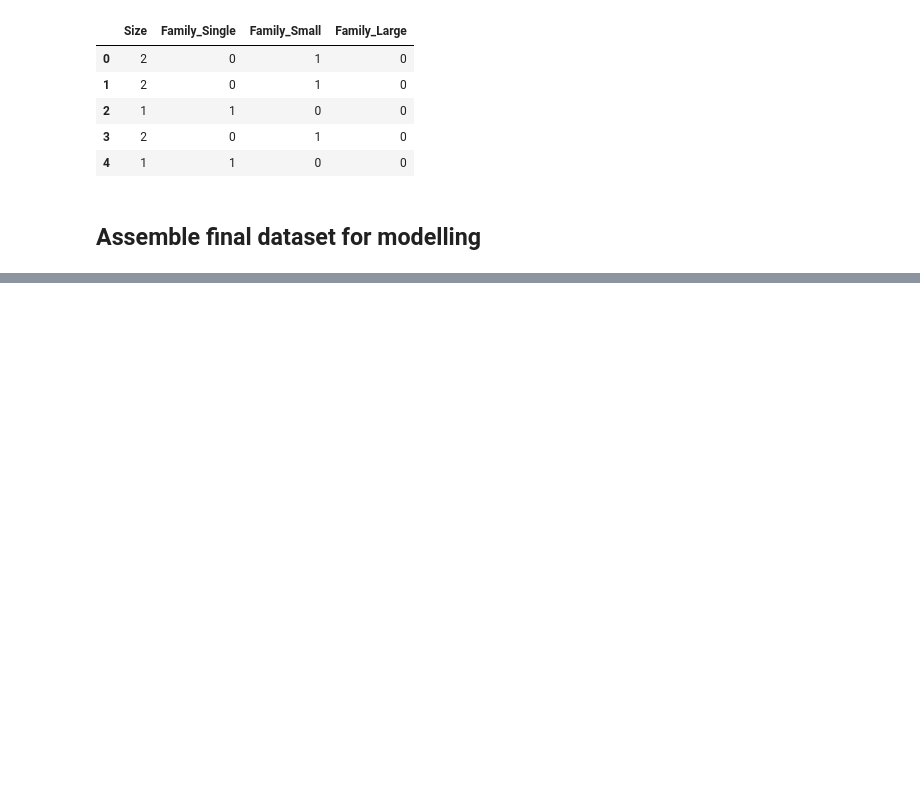
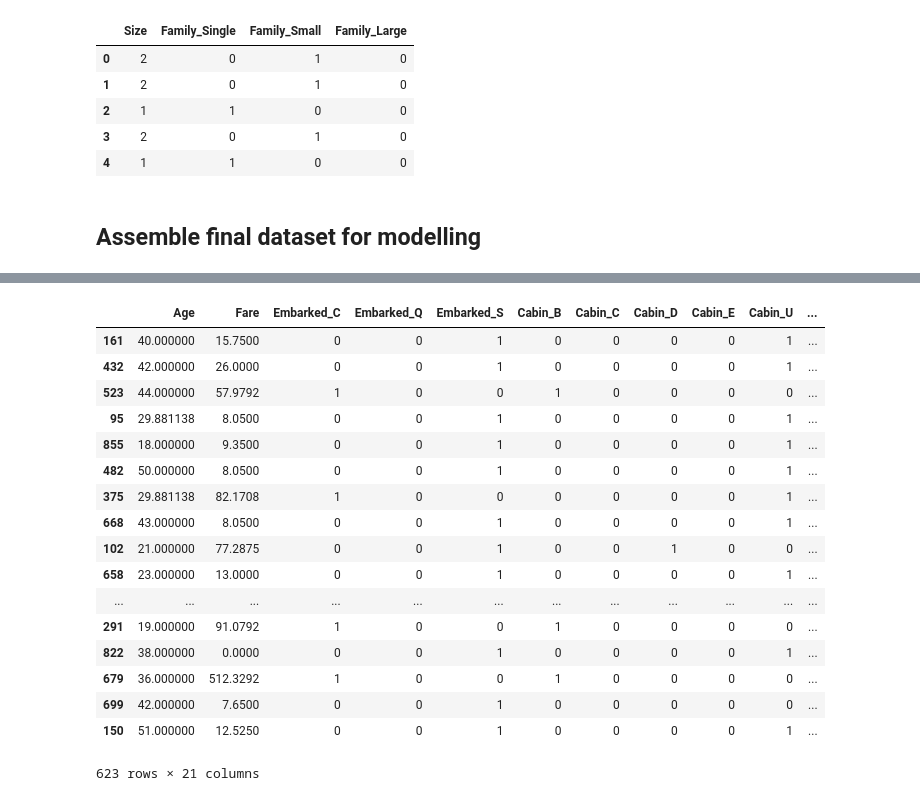
Before and after one commit to arvinwiyono/ml-101, a Jupyter notebook: kaggle/titanic-survival/titanic-survival.ipynb, the cells around one changed output, grey strips where cells are left out. Cells and saved outputs as stored; diff of their text form; code cells hidden in the pictures; blank space fills up the shorter version.

```diff
--- a/kaggle/titanic-survival/titanic-survival.ipynb
+++ b/kaggle/titanic-survival/titanic-survival.ipynb
@@ -320,0 +540,4 @@ print(train_x_full.shape, train_x.shape, train_y.shape, valid_x.shape, valid_y.s
+# %%
+print(rfecv.ranking_)
+mask = rfecv.support_
+print(mask)
@@ -320,0 +553,21 @@ print(train_x_full.shape, train_x.shape, train_y.shape, valid_x.shape, valid_y.s
+# %%
+train_x.iloc[:, mask]
+# %% [output]
+|  | Age | Fare | Embarked_C | Embarked_Q | Embarked_S | Cabin_B | Cabin_C | Cabin_D | Cabin_E | Cabin_U | ... |
+| 161 | 40.000000 | 15.7500 | 0 | 0 | 1 | 0 | 0 | 0 | 0 | 1 | ... |
+| 432 | 42.000000 | 26.0000 | 0 | 0 | 1 | 0 | 0 | 0 | 0 | 1 | ... |
+| 523 | 44.000000 | 57.9792 | 1 | 0 | 0 | 1 | 0 | 0 | 0 | 0 | ... |
+| 95 | 29.881138 | 8.0500 | 0 | 0 | 1 | 0 | 0 | 0 | 0 | 1 | ... |
+| 855 | 18.000000 | 9.3500 | 0 | 0 | 1 | 0 | 0 | 0 | 0 | 1 | ... |
+| 482 | 50.000000 | 8.0500 | 0 | 0 | 1 | 0 | 0 | 0 | 0 | 1 | ... |
+| 375 | 29.881138 | 82.1708 | 1 | 0 | 0 | 0 | 0 | 0 | 0 | 1 | ... |
+| 668 | 43.000000 | 8.0500 | 0 | 0 | 1 | 0 | 0 | 0 | 0 | 1 | ... |
+| 102 | 21.000000 | 77.2875 | 0 | 0 | 1 | 0 | 0 | 1 | 0 | 0 | ... |
+| 658 | 23.000000 | 13.0000 | 0 | 0 | 1 | 0 | 0 | 0 | 0 | 1 | ... |
+| ... | ... | ... | ... | ... | ... | ... | ... | ... | ... | ... | ... |
+| 291 | 19.000000 | 91.0792 | 1 | 0 | 0 | 1 | 0 | 0 | 0 | 0 | ... |
+| 822 | 38.000000 | 0.0000 | 0 | 0 | 1 | 0 | 0 | 0 | 0 | 1 | ... |
+| 679 | 36.000000 | 512.3292 | 1 | 0 | 0 | 1 | 0 | 0 | 0 | 0 | ... |
+| 699 | 42.000000 | 7.6500 | 0 | 0 | 1 | 0 | 0 | 0 | 0 | 0 | ... |
+| 150 | 51.000000 | 12.5250 | 0 | 0 | 1 | 0 | 0 | 0 | 0 | 1 | ... |
+623 rows × 21 columns
```
Also changed, not shown: parts of 23 cells of this notebook.
